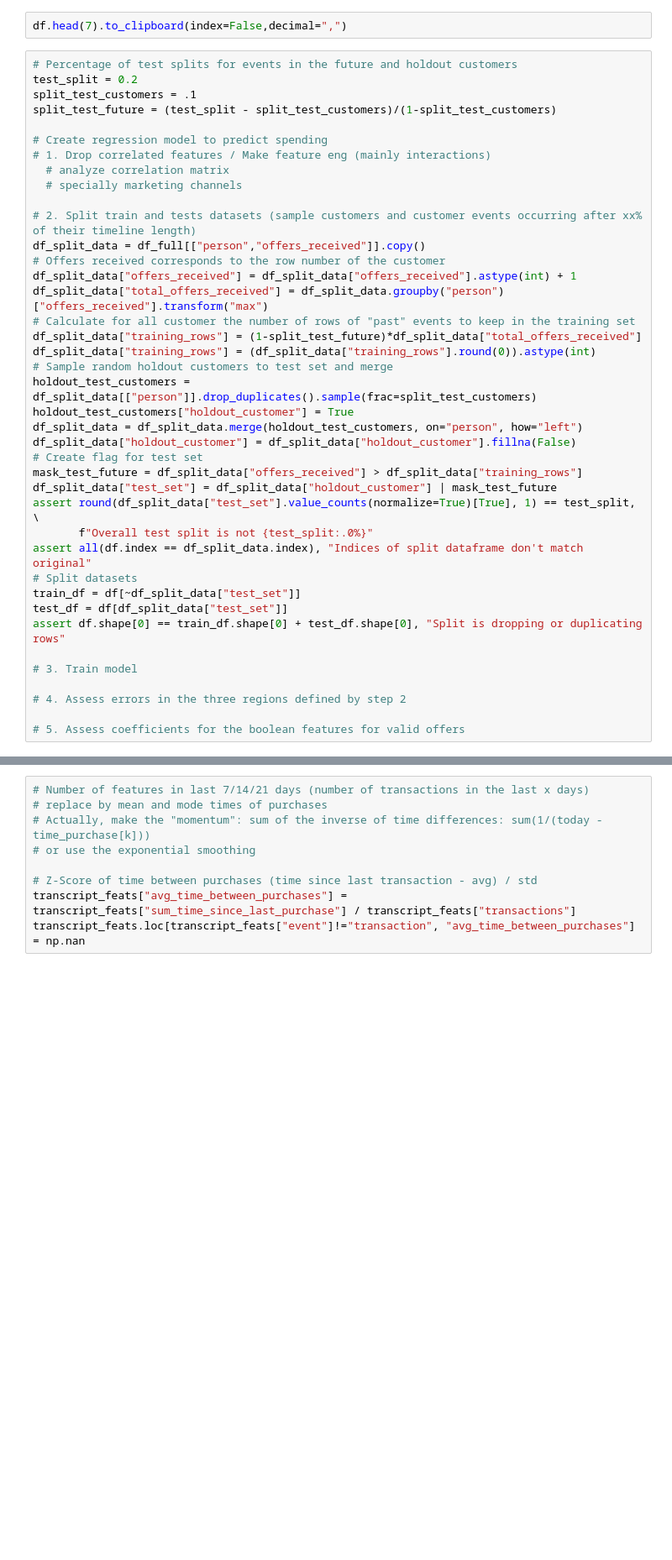
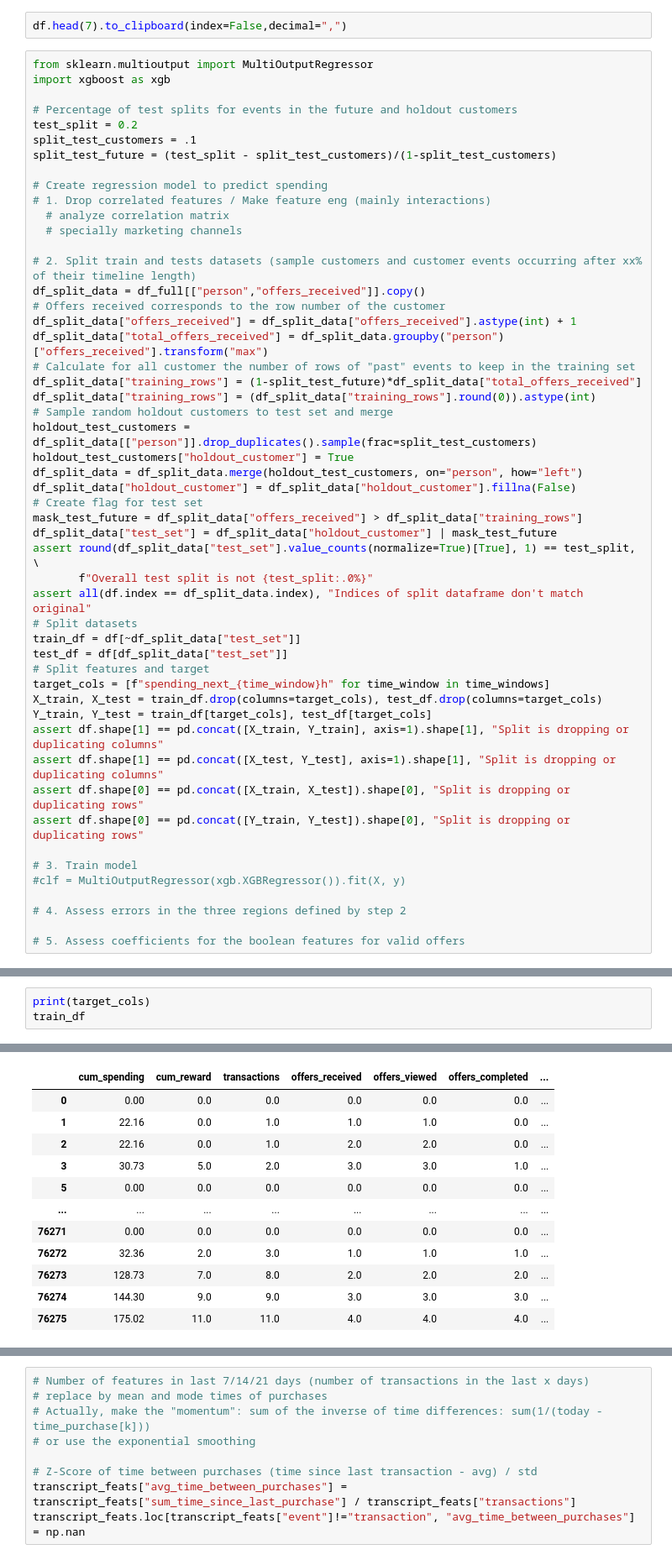
Before and after one commit to felipe-takaoka/starbucks-capstone, a Jupyter notebook: Starbucks_Capstone_notebook.ipynb, the cells around one changed output, grey strips where cells are left out. Shown at 84% size. Drawn from its saved outputs; the diff is of its cells as text; blank space fills up the shorter version.

Commit message:
feat: Split X and Y and create unit tests

```diff
--- a/Starbucks_Capstone_notebook.ipynb
+++ b/Starbucks_Capstone_notebook.ipynb
@@ -519,6 +519,9 @@ df.head()
 # %%
 df.head(7).to_clipboard(index=False,decimal=",")
 # %%
+from sklearn.multioutput import MultiOutputRegressor
+import xgboost as xgb
+
 # Percentage of test splits for events in the future and holdout customers
 test_split = 0.2
 split_test_customers = .1
@@ -551,9 +554,17 @@ assert all(df.index == df_split_data.index), "Indices of split dataframe don't m
 # Split datasets
 train_df = df[~df_split_data["test_set"]]
 test_df = df[df_split_data["test_set"]]
-assert df.shape[0] == train_df.shape[0] + test_df.shape[0], "Split is dropping or duplicating rows"
+# Split features and target
+target_cols = [f"spending_next_{time_window}h" for time_window in time_windows]
+X_train, X_test = train_df.drop(columns=target_cols), test_df.drop(columns=target_cols)
+Y_train, Y_test = train_df[target_cols], test_df[target_cols]
+assert df.shape[1] == pd.concat([X_train, Y_train], axis=1).shape[1], "Split is dropping or duplicating columns"
+assert df.shape[1] == pd.concat([X_test, Y_test], axis=1).shape[1], "Split is dropping or duplicating columns"
+assert df.shape[0] == pd.concat([X_train, X_test]).shape[0], "Split is dropping or duplicating rows"
+assert df.shape[0] == pd.concat([Y_train, Y_test]).shape[0], "Split is dropping or duplicating rows"
 
 # 3. Train model
+#clf = MultiOutputRegressor(xgb.XGBRegressor()).fit(X, y)
 
 # 4. Assess errors in the three regions defined by step 2
 
@@ -580,0 +572,4 @@ df[~df_split_data["test_set"]].head(15)
+# %%
+print(target_cols)
+train_df
+# %% [output]
@@ -580,0 +577,12 @@ df[~df_split_data["test_set"]].head(15)
+|  | cum_spending | cum_reward | transactions | offers_received | offers_viewed | offers_completed | ... |
+| 0 | 0.00 | 0.0 | 0.0 | 0.0 | 0.0 | 0.0 | ... |
+| 1 | 22.16 | 0.0 | 1.0 | 1.0 | 1.0 | 0.0 | ... |
+| 2 | 22.16 | 0.0 | 1.0 | 2.0 | 2.0 | 0.0 | ... |
+| 3 | 30.73 | 5.0 | 2.0 | 3.0 | 3.0 | 1.0 | ... |
+| 5 | 0.00 | 0.0 | 0.0 | 0.0 | 0.0 | 0.0 | ... |
+| ... | ... | ... | ... | ... | ... | ... | ... |
+| 76271 | 0.00 | 0.0 | 0.0 | 0.0 | 0.0 | 0.0 | ... |
+| 76272 | 32.36 | 2.0 | 3.0 | 1.0 | 1.0 | 1.0 | ... |
+| 76273 | 128.73 | 7.0 | 8.0 | 2.0 | 2.0 | 2.0 | ... |
+| 76274 | 144.30 | 9.0 | 9.0 | 3.0 | 3.0 | 3.0 | ... |
+| 76275 | 175.02 | 11.0 | 11.0 | 4.0 | 4.0 | 4.0 | ... |
```
Also changed, not shown: parts of 2 cells of this notebook.
